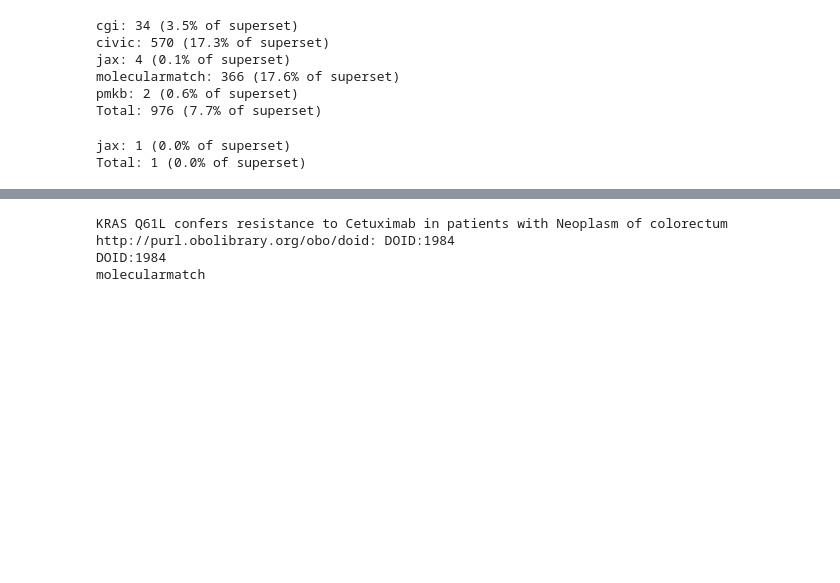
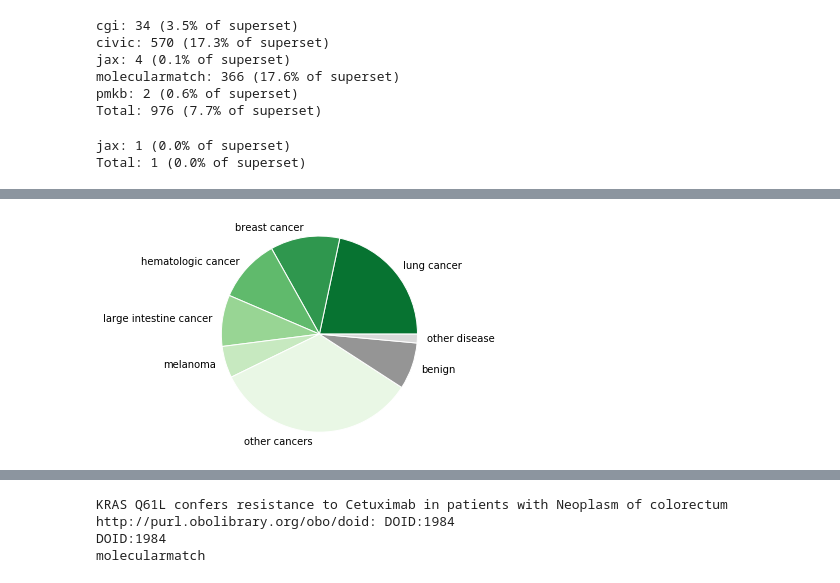
Before and after one commit to ahwagner/vicckb, a Jupyter notebook: figures.ipynb, the cells around one changed output, grey strips where cells are left out. Saved outputs shown, nothing was run; the diff lists cells and outputs as text; code cells hidden in the pictures; blank space fills up the shorter version.

```diff
--- a/figures.ipynb
+++ b/figures.ipynb
@@ -12,10 +12,13 @@ import pandas as pd
 import matplotlib.pyplot as plt
 import numpy as np
 import re
+from matplotlib.gridspec import GridSpec
 
 from vicckb import model as viccdb
 from vicckb.definitions import DATA_ROOT
 %matplotlib inline
+
+FIGPATH = pathlib.Path('/Users/awagner/Google Drive/VICC/Manuscript/Figures')
 # %%
 # reload module and load data
 importlib.reload(viccdb)
@@ -993,23 +1000,11 @@ Total: 1 (0.0% of superset)
 
 common_cancers = list(filter(lambda x: x[0] != "DOID:162", cancer_counts.most_common(6)))
 
-interpretation_group_names=[id_to_name[x[0]] for x in common_cancers] + ['other cancers'] + ['benign', 'other']
+interpretation_group_names=[id_to_name[x[0]] for x in common_cancers] + ['other cancers'] + ['benign', 'other disease']
 common_cancer_values = [x[1] for x in common_cancers]
 interpretation_group_sizes=common_cancer_values + [sum(cancer_counts.values()) - sum(common_cancer_values),
                                       len(benign_associations),
                                       len(other_associations)]
-
-PRECISION=1000
-
-def spaced_counts(counts, reserved_percentage):
-    n = sum(counts)
-    p = reserved_percentage
-    x = n/(1/p - 1)
-    if x % 1:
-        out = [c * PRECISION for c in counts] + [x * PRECISION]
-    else:
-        out = counts + [x]
-    return out
 # %%
 incidence_by_topnode = Counter()
 mortality_by_topnode = Counter()
@@ -1077,0 +1079,28 @@ mortality_group_sizes = spaced_counts([3], p)
+# %%
+RADIUS=1
+
+greens = plt.cm.Greens
+grays = plt.cm.Greys
+blues = plt.cm.Blues
+reds = plt.cm.Reds
+
+colors = [
+    greens(.85),
+    greens(.7),
+    greens(.55),
+    greens(.4),
+    greens(.25),
+    greens(.1),
+    grays(.5),
+    grays(.25)
+]
+fig1, ax1 = plt.subplots()
+pie, _ = ax1.pie(interpretation_group_sizes, colors=colors, radius=RADIUS,
+        labels=interpretation_group_names)
+ax1.axis('equal')
+plt.setp(pie, edgecolor='white')
+
+plt.savefig(str(FIGPATH / 'disease_interpretations.pdf'))
+plt.show()
+# %% [output]
+[figure, added]
```
Also changed, not shown: parts of 11 cells of this notebook, 2 other files.
